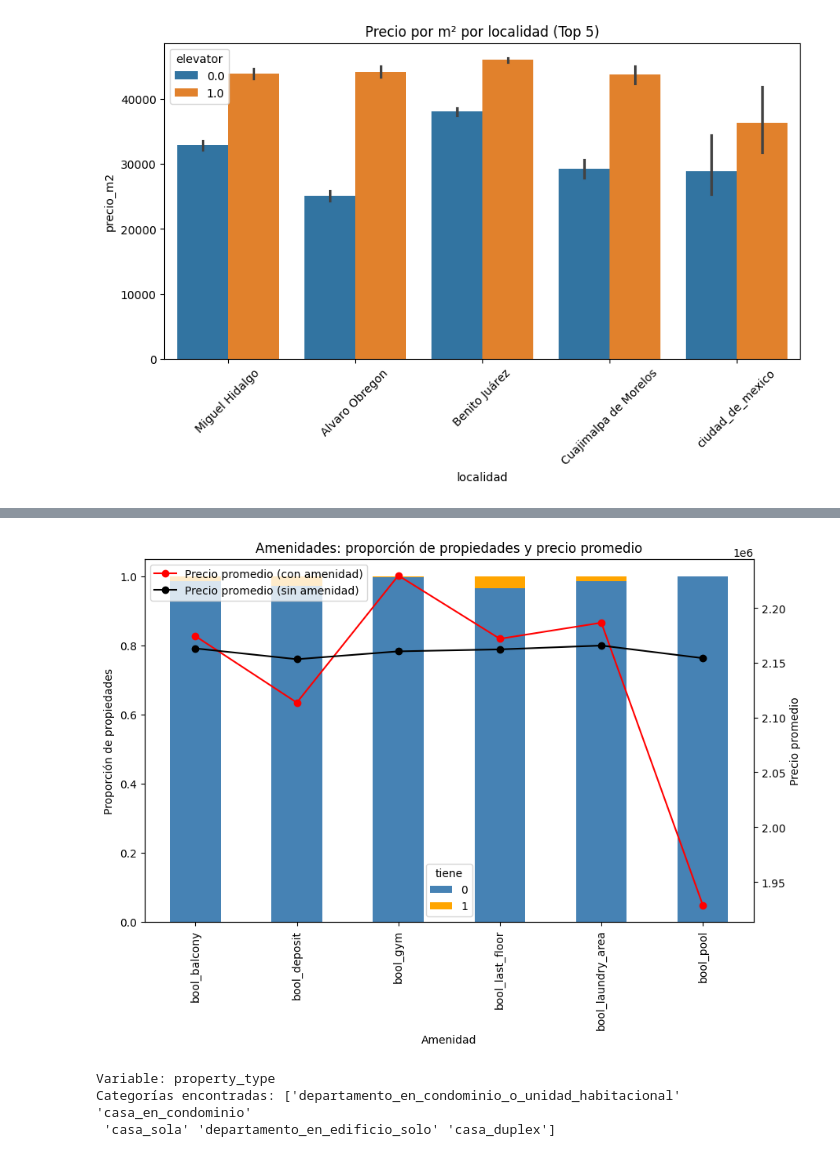
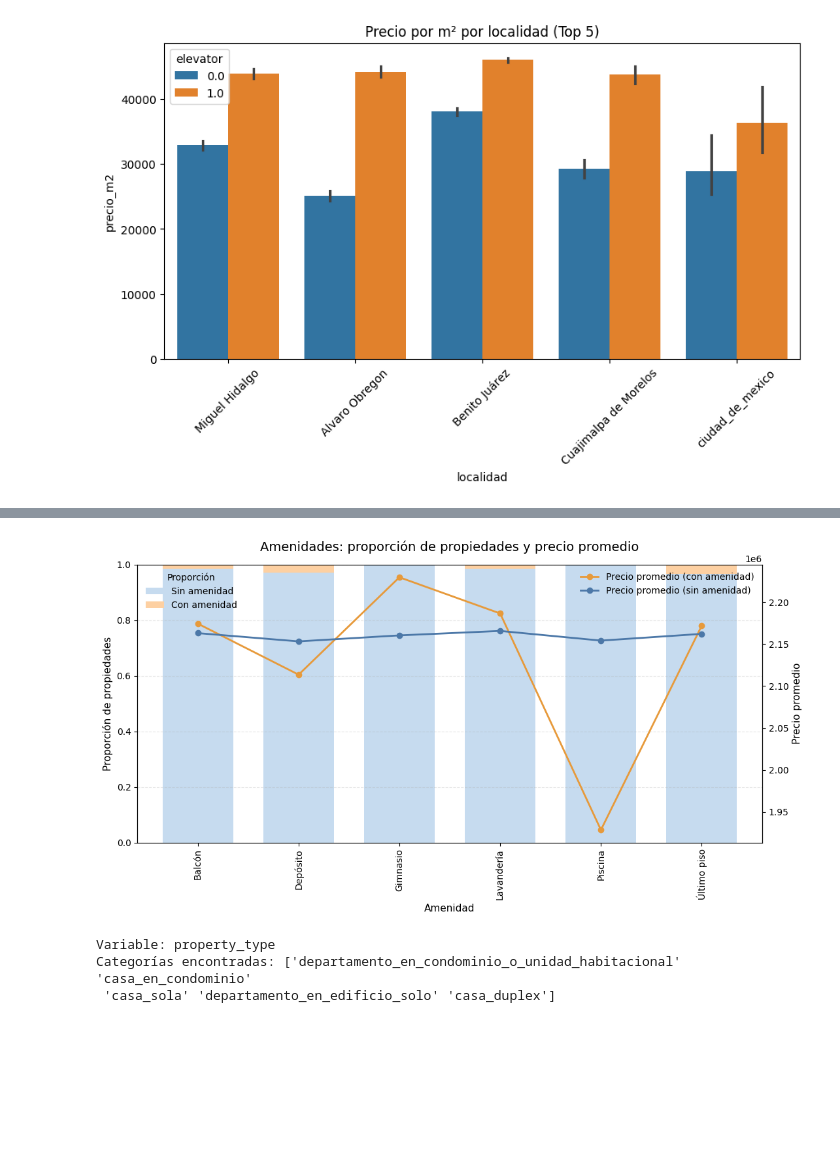
Before and after one commit to Marcocruz88/Proyecto, a Jupyter notebook: EDA.ipynb, the cells around one changed output, grey strips where cells are left out. Saved outputs shown, nothing was run; the diff lists cells and outputs as text; code cells hidden in the pictures; blank space fills up the shorter version.

```diff
--- a/EDA.ipynb
+++ b/EDA.ipynb
@@ -357,6 +397,4 @@ Passing `palette` without assigning `hue` is deprecated and will be removed in v
 # %%
-import pandas as pd
-import matplotlib.pyplot as plt
 
 bool_cols = [
     'bool_balcony',
@@ -376,6 +414,17 @@ df_long = df.melt(
 
 df_long['precio'] = df['precio'].repeat(len(bool_cols)).values
 
+# nombres más limpios
+labels = {
+    'bool_balcony': 'Balcón',
+    'bool_deposit': 'Depósito',
+    'bool_gym': 'Gimnasio',
+    'bool_laundry_area': 'Lavandería',
+    'bool_last_floor': 'Último piso',
+    'bool_pool': 'Piscina'
+}
+df_long['amenidad'] = df_long['amenidad'].replace(labels)
+
 # conteos
 conteos = df_long.groupby(['amenidad','tiene']).size().unstack()
 
@@ -385,48 +434,57 @@ conteos_pct = conteos.div(conteos.sum(axis=1), axis=0)
 # promedio de precio
 precio_prom = df_long.groupby(['amenidad','tiene'])['precio'].mean().unstack()
 
-fig, ax1 = plt.subplots(figsize=(10,6))
+fig, ax1 = plt.subplots(figsize=(11,6))
 
-# barras apiladas
+# barras apiladas pastel
 conteos_pct.plot(
     kind='bar',
     stacked=True,
     ax=ax1,
-    color=['steelblue','orange']
+    color=['#C6DBEF', '#FDD0A2'],   # azul pastel y naranja pastel
+    width=0.7
 )
 
-ax1.set_ylabel('Proporción de propiedades')
-ax1.set_xlabel('Amenidad')
+ax1.set_ylabel('Proporción de propiedades', fontsize=11)
+ax1.set_xlabel('Amenidad', fontsize=11)
+ax1.set_ylim(0, 1)
+ax1.grid(axis='y', linestyle='--', alpha=0.3)
 
 # eje secundario para precio
 ax2 = ax1.twinx()
 
 ax2.plot(
     precio_prom.index,
     precio_prom[1],
-    color='red',
+    color='#E79A3B',
     marker='o',
+    linewidth=2,
     label='Precio promedio (con amenidad)'
 )
 
 ax2.plot(
     precio_prom.index,
     precio_prom[0],
-    color='black',
+    color='#4C78A8',
     marker='o',
+    linewidth=2,
     label='Precio promedio (sin amenidad)'
 )
 
-ax2.set_ylabel('Precio promedio')
+ax2.set_ylabel('Precio promedio', fontsize=11)
 
-plt.xticks(rotation=45)
-plt.title('Amenidades: proporción de propiedades y precio promedio')
+# título y estilo
+plt.title('Amenidades: proporción de propiedades y precio promedio', fontsize=14, pad=15)
+plt.xticks(rotation=30, ha='right')
 
-plt.legend(loc='upper left')
+# leyendas separadas
+ax1.legend(['Sin amenidad', 'Con amenidad'], title='Proporción', frameon=False, loc='upper left')
+ax2.legend(frameon=False, loc='upper right')
 
+plt.tight_layout()
 plt.show()
 # %% [output]
-[figure, old version]
+[figure, new version]
 # %%
 ## CODIFICACION DE VARIBALES CATEGORICAS
 
```
Also changed, not shown: parts of 7 cells of this notebook.
